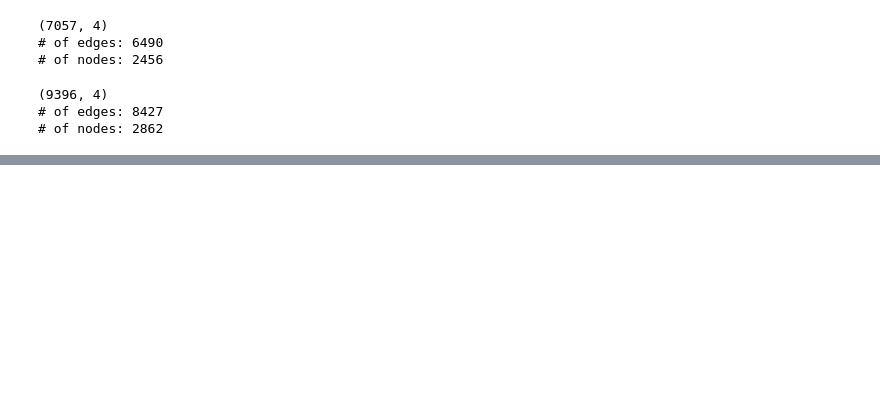
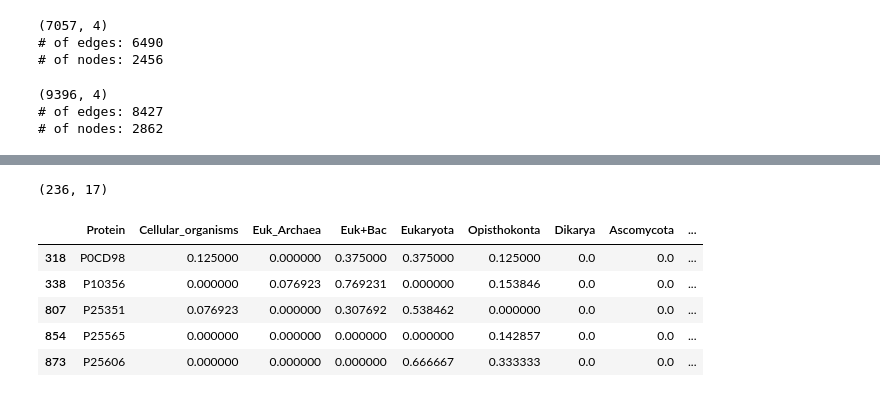
Before and after one commit to Freddsle/age_patterns, a Jupyter notebook: code/02_age_gene_classes.ipynb, the cells around one changed output, grey strips where cells are left out. Cells and saved outputs as stored; diff of their text form; code cells hidden in the pictures; blank space fills up the shorter version.

```diff
--- a/code/02_age_gene_classes.ipynb
+++ b/code/02_age_gene_classes.ipynb
@@ -67,0 +128,13 @@ human_data
+# %%
+yeast_gene_ages = yeast_classes.query('Gene in @yest_TFTG')
+#yeast_gene_ages = yeast_gene_ages[['Gene', 'modeAge']]
+print(yeast_gene_ages.shape)
+yeast_gene_ages.head()
+# %% [output]
+(236, 17)
+|  | Protein | Cellular_organisms | Euk_Archaea | Euk+Bac | Eukaryota | Opisthokonta | Dikarya | Ascomycota | ... |
+| 318 | P0CD98 | 0.125000 | 0.000000 | 0.375000 | 0.375000 | 0.125000 | 0.0 | 0.0 | ... |
+| 338 | P10356 | 0.000000 | 0.076923 | 0.769231 | 0.000000 | 0.153846 | 0.0 | 0.0 | ... |
+| 807 | P25351 | 0.076923 | 0.000000 | 0.307692 | 0.538462 | 0.000000 | 0.0 | 0.0 | ... |
+| 854 | P25565 | 0.000000 | 0.000000 | 0.000000 | 0.000000 | 0.142857 | 0.0 | 0.0 | ... |
+| 873 | P25606 | 0.000000 | 0.000000 | 0.000000 | 0.666667 | 0.333333 | 0.0 | 0.0 | ... |
```
Also changed, not shown: parts of 34 cells of this notebook, 8 other files.
